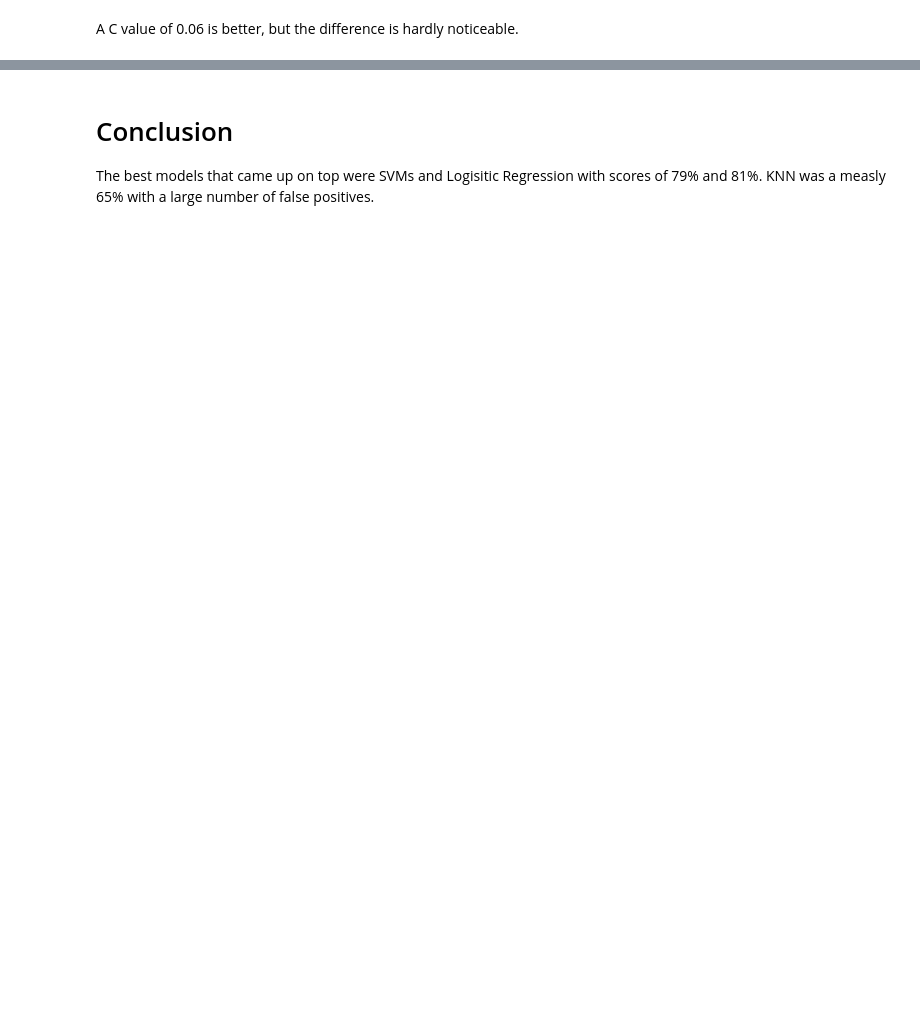
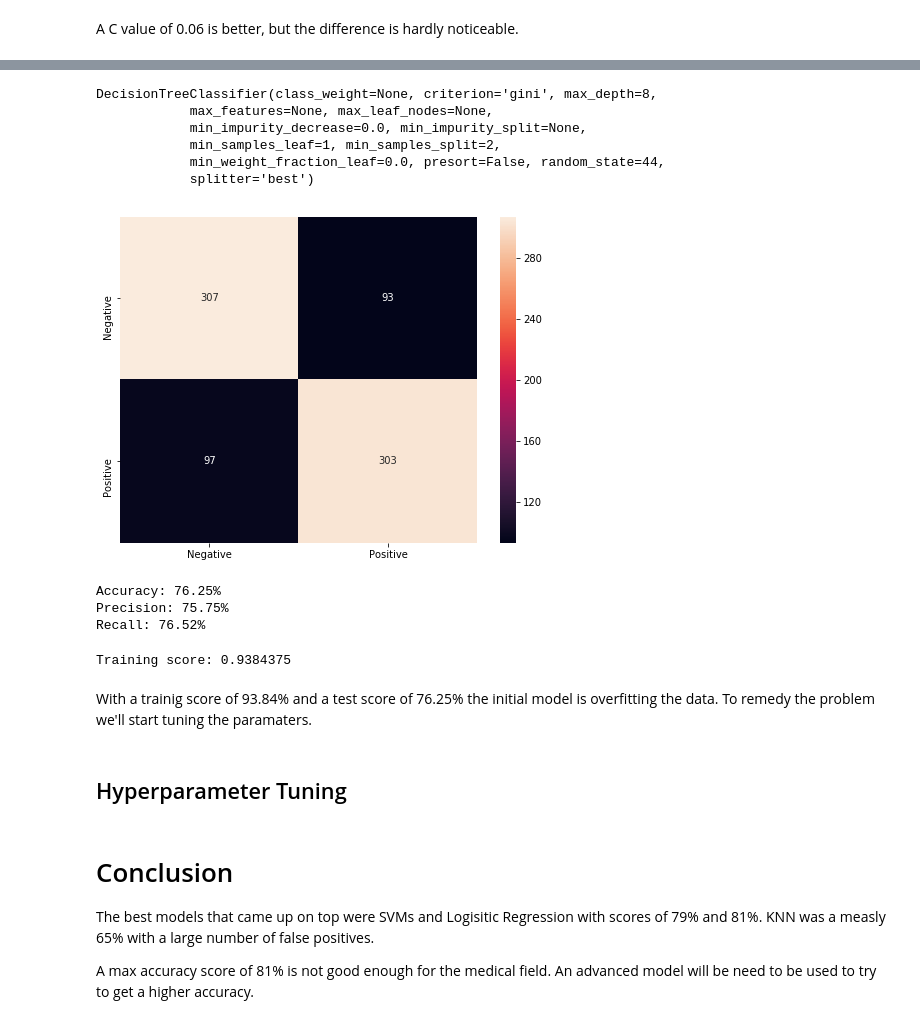
Before and after one commit to nitdip/dsc-3-final-project-online-ds-pt-100118, a Jupyter notebook: student.ipynb, the cells around one changed output, grey strips where cells are left out. Saved outputs shown, nothing was run; the diff lists cells and outputs as text; code cells hidden in the pictures; blank space fills up the shorter version.

```diff
--- a/student.ipynb
+++ b/student.ipynb
@@ -585,4 +617,33 @@ A C value of 0.06 is better, but the difference is hardly noticeable.
+# %%
+dt = DecisionTreeClassifier(criterion='gini', max_depth=8, random_state=44)
+dt.fit(X_train, y_train)
+# %% [output]
+DecisionTreeClassifier(class_weight=None, criterion='gini', max_depth=8,
+            max_features=None, max_leaf_nodes=None,
+            min_impurity_decrease=0.0, min_impurity_split=None,
+            min_samples_leaf=1, min_samples_split=2,
+            min_weight_fraction_leaf=0.0, presort=False, random_state=44,
+            splitter='best')
+# %%
+y_pred = dt.predict(X_test)
+cm_matrix(y_test, y_pred)
+# %% [output]
+[figure, added]
+Accuracy: 76.25%
+Precision: 75.75%
+Recall: 76.52%
+# %%
+y_pred_train = dt.predict(X_train)
+print(f'Training score: {dt.score(X_train, y_train)}')
+# %% [output]
+Training score: 0.9384375
+# %% [markdown]
+With a trainig score of 93.84% and a test score of 76.25% the initial model is overfitting the data. To remedy the problem we'll start tuning the paramaters.
+# %% [markdown]
+## Hyperparameter Tuning
 # %% [markdown]
 # Conclusion
 
 The best models that came up on top were SVMs and Logisitic Regression with scores of 79% and 81%. KNN was a measly 65% with a large number of false positives.
+
+A max accuracy score of 81% is not good enough for the medical field. An advanced model will be need to be used to try to get a higher accuracy.
```
Also changed, not shown: parts of 26 cells of this notebook.
